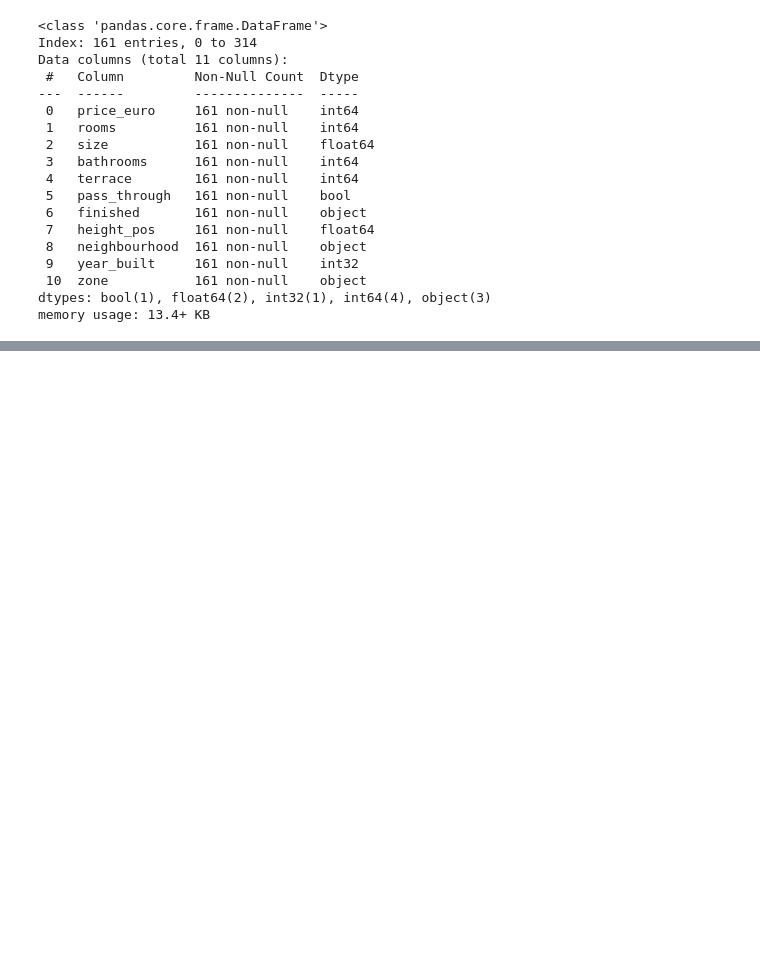
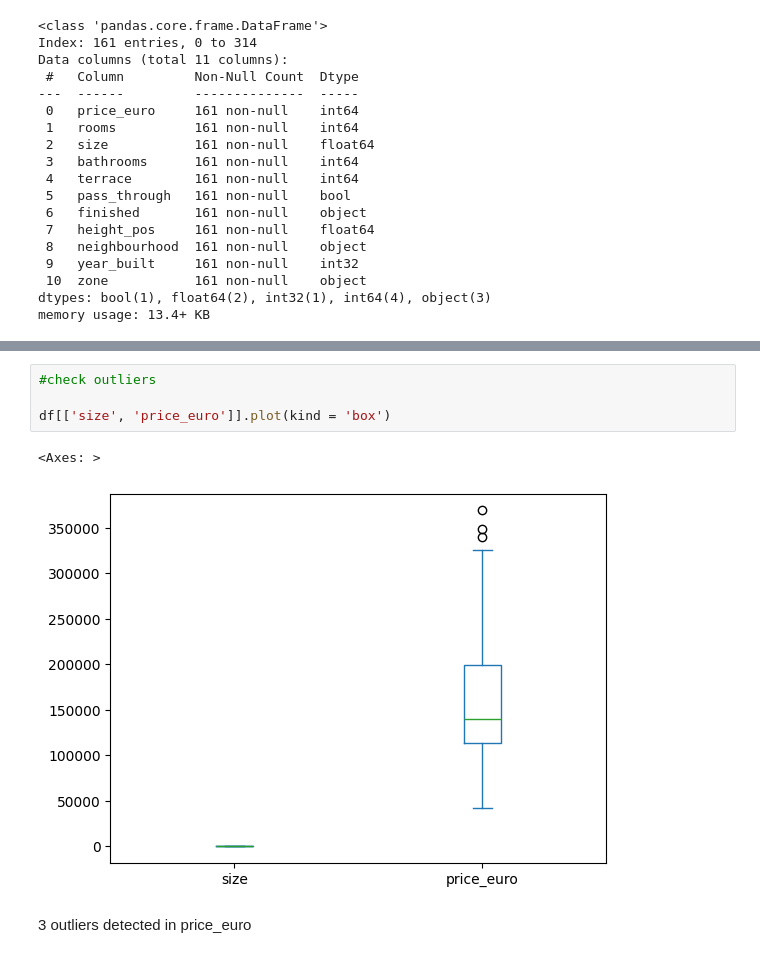
Before and after one commit to aprilhong/apt_price_app, a Jupyter notebook: RandomForestRegression.ipynb, the cells around one changed output, grey strips where cells are left out. Cells and saved outputs as stored; diff of their text form; blank space fills up the shorter version.

```diff
--- a/RandomForestRegression.ipynb
+++ b/RandomForestRegression.ipynb
@@ -117,0 +117,9 @@ dtype: object
+# %%
+#check outliers
+
+df[['size', 'price_euro']].plot(kind = 'box')
+# %% [output]
+<Axes: >
+[figure, added]
+# %% [markdown]
+3 outliers detected in price_euro
```
Also changed, not shown: parts of 74 cells of this notebook, 11 other files.
